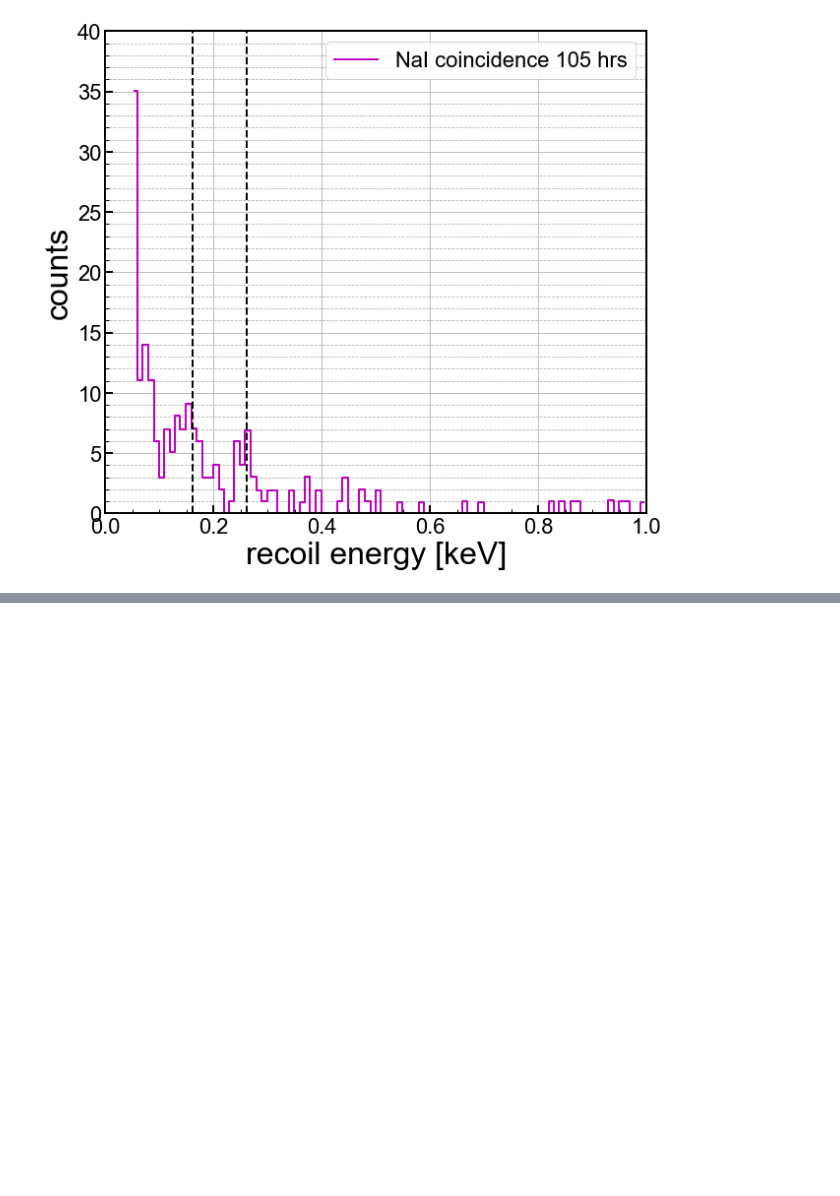
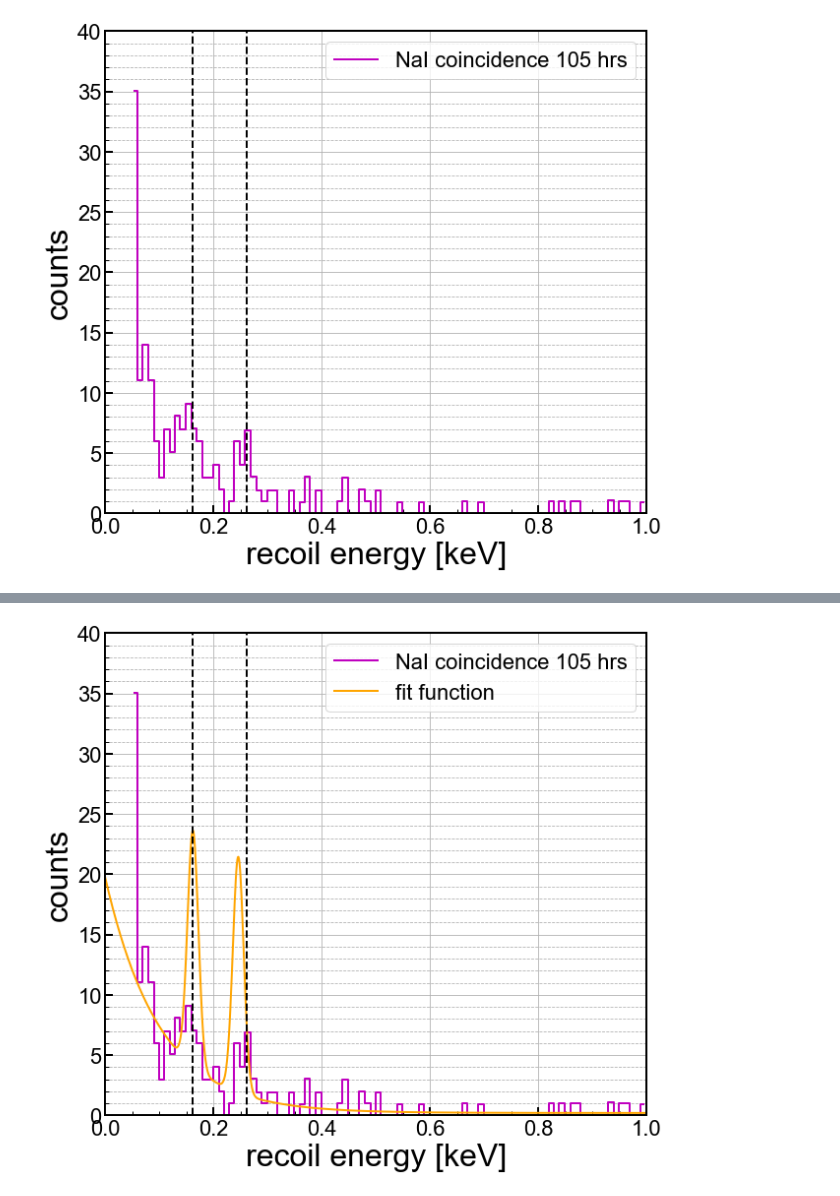
Before and after one commit to villano-lab/R76Analysis, a Jupyter notebook: coin_analysis/basic_coin_105hr.ipynb, the cells around one changed output, grey strips where cells are left out. Cells and saved outputs as stored; diff of their text form; code cells hidden in the pictures; blank space fills up the shorter version.

Commit message:
[ANV] updated with a fitting function

```diff
--- a/coin_analysis/basic_coin_105hr.ipynb
+++ b/coin_analysis/basic_coin_105hr.ipynb
@@ -173,0 +216,41 @@ plt.show()
+# %%
+#set up a 1d plot
+fig,axes = plt.subplots(1,1,figsize=(9.0,8.0),sharex=True)
+ax1 = axes
+
+evec = np.linspace(0.0,1,num=1000)
+
+ax1.step(coinE,coinN, where='mid',color='m', linestyle='-', \
+            label='NaI coincidence {} hrs'.format(105), linewidth=2)
+ax1.plot (evec, np.sum(coinN)*prob_func(evec)*0.1, color='orange',linestyle='-', label='fit function')
+
+#ax1.plot(Eplot, 100*er_res(Eplot),color='b',label="$\sigma$ (n,p) (%)")
+
+
+ymin = 0
+ymax = 40
+
+
+ax1.set_yscale('linear')
+#ax1.set_yscale('log')
+ax1.set_xlim(0.0, 1)
+ax1.set_ylim(ymin,ymax)
+ax1.set_xlabel(r'recoil energy [keV]')
+ax1.set_ylabel('counts')
+ax1.grid(True)
+ax1.yaxis.grid(True,which='minor',linestyle='--')
+ax1.legend(loc=1,prop={'size':22})
+#ax1.legend(bbox_to_anchor=(1.04,1),borderaxespad=0,prop={'size':22})
+
+plt.axvline(x=E29Si*0.122,color='k',linestyle="--")
+plt.axvline(x=E30Si*0.13,color='k',linestyle="--")
+
+for axis in ['top','bottom','left','right']:
+  ax1.spines[axis].set_linewidth(2)
+
+plt.tight_layout()
+#plt.savefig('paper_figures/hist.eps')
+#plt.savefig('paper_figures/hist.pdf')
+plt.show()
+# %% [output]
+[figure, added]
```
Also changed, not shown: parts of 1 cell of this notebook.
